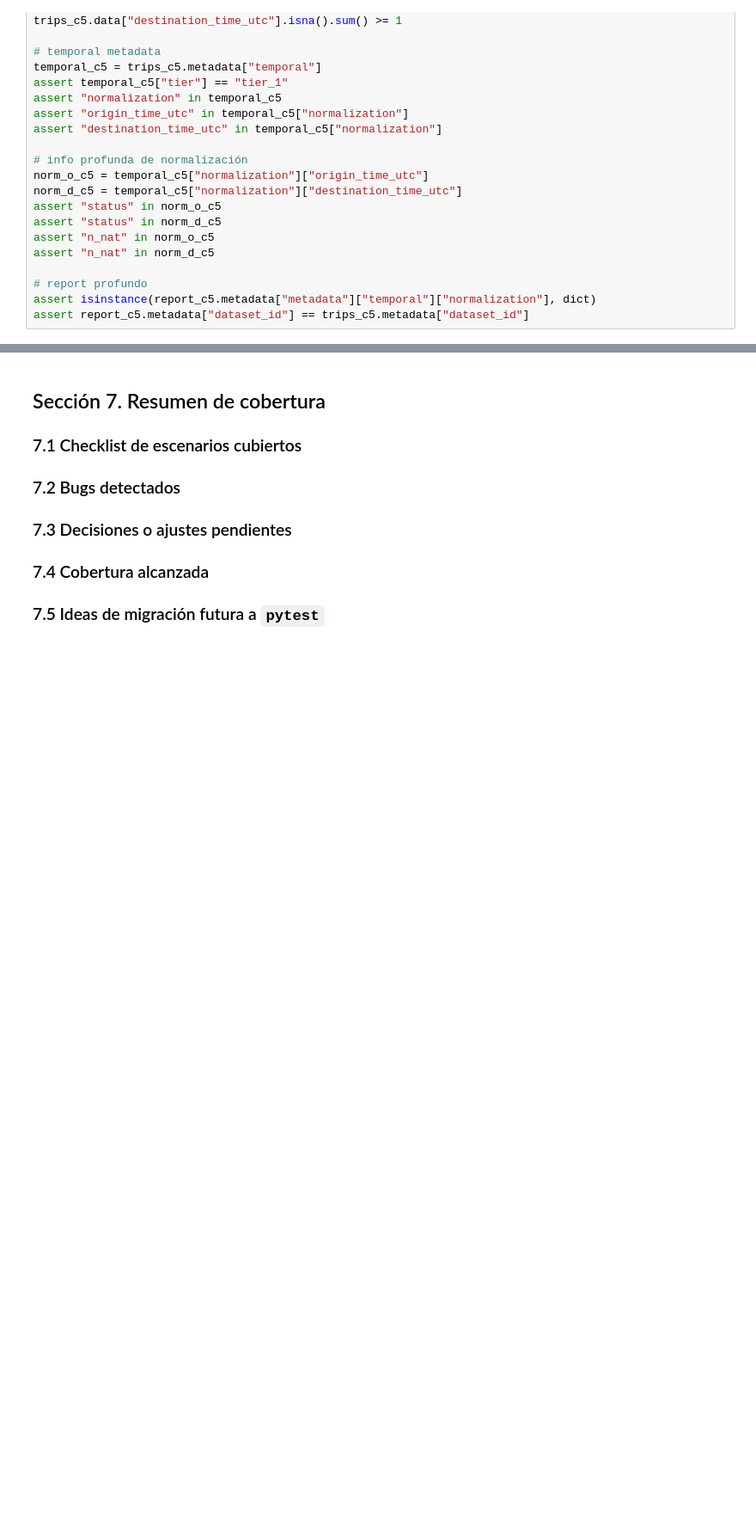
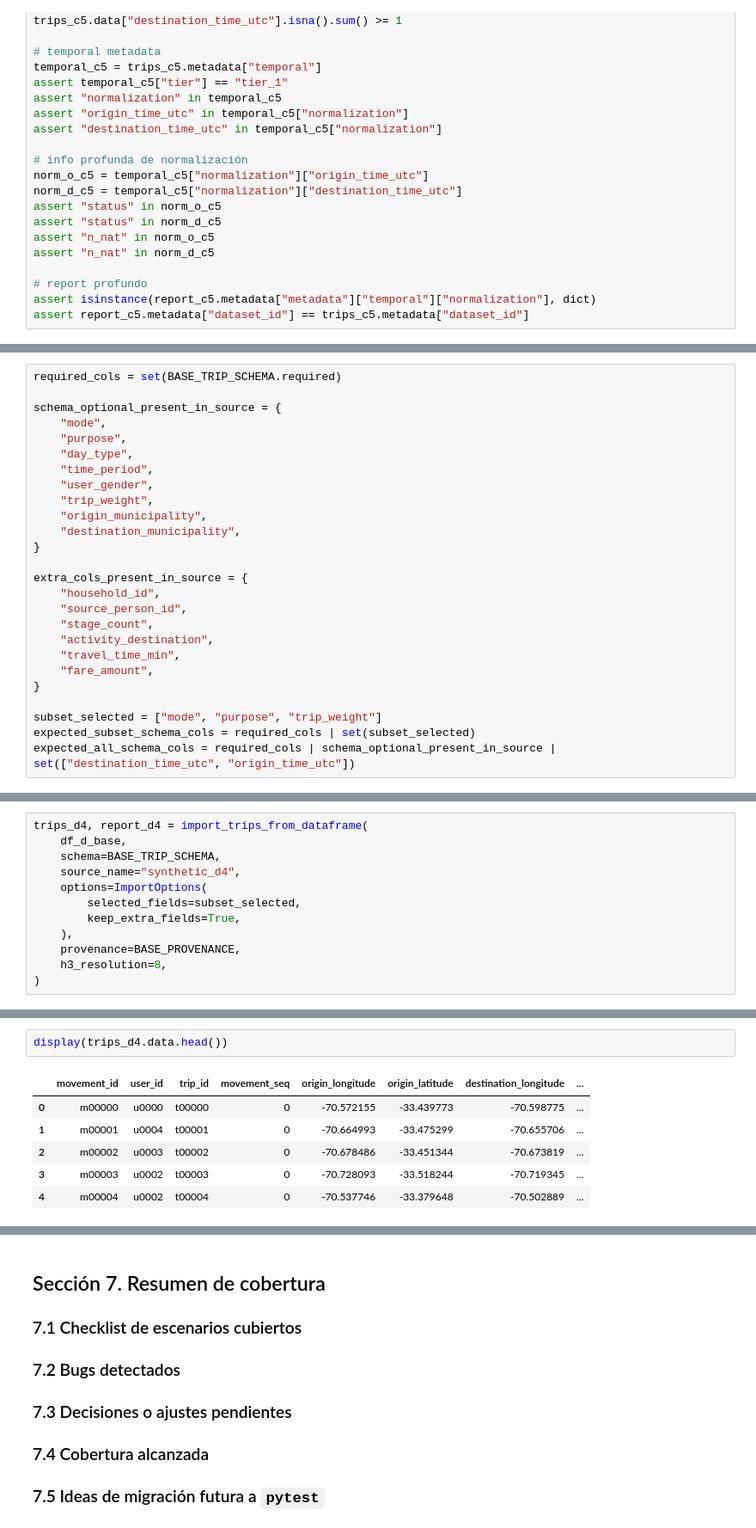
Before and after one commit to sebastianolmos/pylondrina, a Jupyter notebook: notebooks/testing/import_trips/integration_tests.ipynb, the cells around one changed output, grey strips where cells are left out. Shown at 86% size. Saved outputs shown, nothing was run; the diff lists cells and outputs as text; blank space fills up the shorter version.

```diff
--- a/notebooks/testing/import_trips/integration_tests.ipynb
+++ b/notebooks/testing/import_trips/integration_tests.ipynb
@@ -1509,0 +1791,26 @@ assert report_c5.metadata["dataset_id"] == trips_c5.metadata["dataset_id"]
+# %%
+required_cols = set(BASE_TRIP_SCHEMA.required)
+
+schema_optional_present_in_source = {
+    "mode",
+    "purpose",
+    "day_type",
+    "time_period",
+    "user_gender",
+    "trip_weight",
+    "origin_municipality",
+    "destination_municipality",
+}
+
+extra_cols_present_in_source = {
+    "household_id",
+    "source_person_id",
+    "stage_count",
+    "activity_destination",
+    "travel_time_min",
+    "fare_amount",
+}
+
+subset_selected = ["mode", "purpose", "trip_weight"]
+expected_subset_schema_cols = required_cols | set(subset_selected)
+expected_all_schema_cols = required_cols | schema_optional_present_in_source | set(["destination_time_utc", "origin_time_utc"])
@@ -1509,0 +1963,12 @@ assert report_c5.metadata["dataset_id"] == trips_c5.metadata["dataset_id"]
+# %%
+trips_d4, report_d4 = import_trips_from_dataframe(
+    df_d_base,
+    schema=BASE_TRIP_SCHEMA,
+    source_name="synthetic_d4",
+    options=ImportOptions(
+        selected_fields=subset_selected,
+        keep_extra_fields=True,
+    ),
+    provenance=BASE_PROVENANCE,
+    h3_resolution=8,
+)
@@ -1509,0 +2011,9 @@ assert report_c5.metadata["dataset_id"] == trips_c5.metadata["dataset_id"]
+# %%
+display(trips_d4.data.head())
+# %% [output]
+|  | movement_id | user_id | trip_id | movement_seq | origin_longitude | origin_latitude | destination_longitude | ... |
+| 0 | m00000 | u0000 | t00000 | 0 | -70.572155 | -33.439773 | -70.598775 | ... |
+| 1 | m00001 | u0004 | t00001 | 0 | -70.664993 | -33.475299 | -70.655706 | ... |
+| 2 | m00002 | u0003 | t00002 | 0 | -70.678486 | -33.451344 | -70.673819 | ... |
+| 3 | m00003 | u0002 | t00003 | 0 | -70.728093 | -33.518244 | -70.719345 | ... |
+| 4 | m00004 | u0002 | t00004 | 0 | -70.537746 | -33.379648 | -70.502889 | ... |
```
Also changed, not shown: parts of 61 cells of this notebook, 1 other file.
